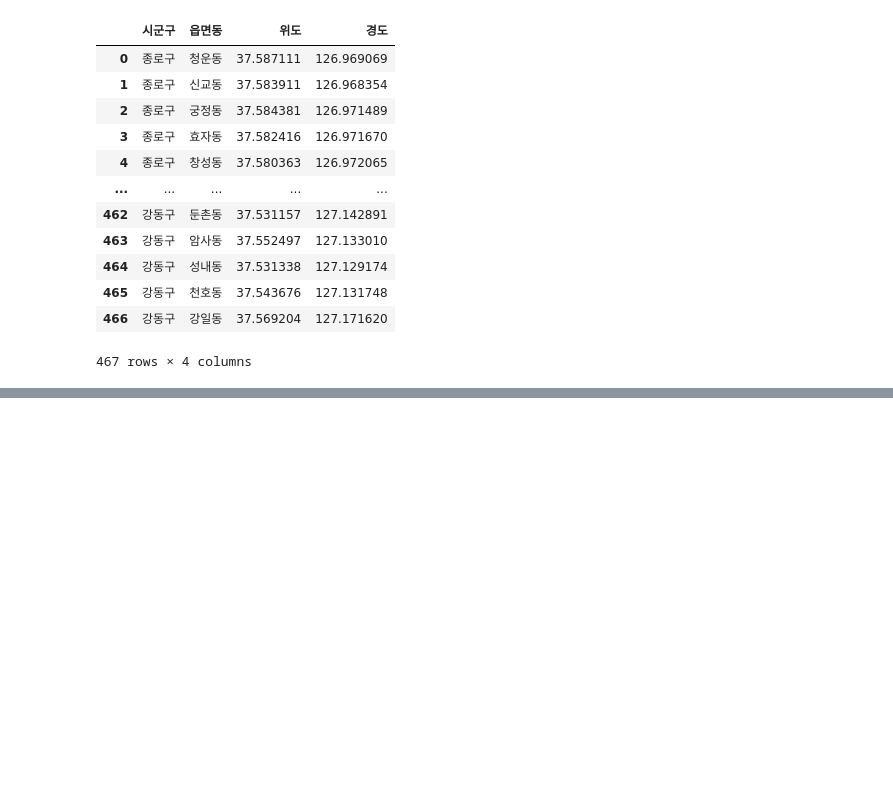
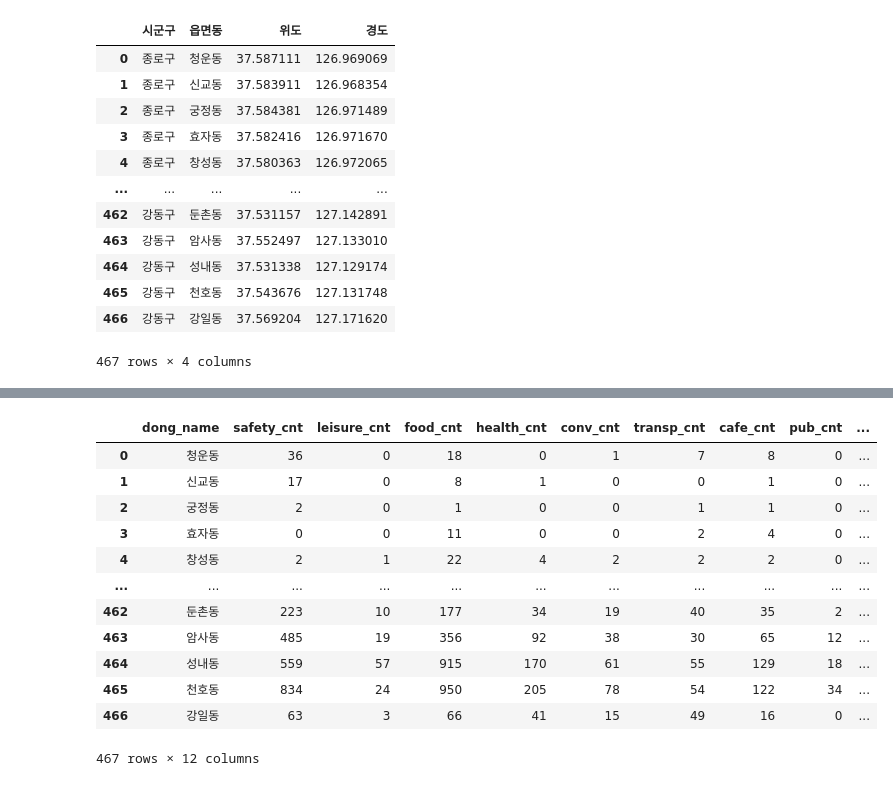
Before and after one commit to naedonnaelife/naedonnaesan, a Jupyter notebook: Clustering/법정동좌표뽑기.ipynb, the cells around one changed output, grey strips where cells are left out. Saved outputs shown, nothing was run; the diff lists cells and outputs as text; code cells hidden in the pictures; blank space fills up the shorter version.

```diff
--- a/Clustering/법정동좌표뽑기.ipynb
+++ b/Clustering/법정동좌표뽑기.ipynb
@@ -129,0 +166,28 @@ new
+# %%
+merged = merged.drop(axis=1, columns=['읍면동'])
+# %%
+gu = pd.read_csv("자치구.csv", sep=';', encoding='cp949')
+# %%
+merged = merged.rename(columns={'시군구' : 'gu_id', '위도' : 'dongx', '경도' : 'dongy'})
+# %%
+# 두 번째 데이터프레임을 이용해 구 이름을 ID로 매핑하는 딕셔너리 생성
+gu_name_to_id = pd.Series(gu.gu_id.values,index=gu.gu_name).to_dict()
+
+# 첫 번째 데이터프레임의 gu_id 컬럼을 구 이름에서 ID로 변경
+merged['gu_id'] = merged['gu_id'].map(gu_name_to_id)
+# %%
+merged
+# %% [output]
+|  | dong_name | safety_cnt | leisure_cnt | food_cnt | health_cnt | conv_cnt | transp_cnt | cafe_cnt | pub_cnt | ... |
+| 0 | 청운동 | 36 | 0 | 18 | 0 | 1 | 7 | 8 | 0 | ... |
+| 1 | 신교동 | 17 | 0 | 8 | 1 | 0 | 0 | 1 | 0 | ... |
+| 2 | 궁정동 | 2 | 0 | 1 | 0 | 0 | 1 | 1 | 0 | ... |
+| 3 | 효자동 | 0 | 0 | 11 | 0 | 0 | 2 | 4 | 0 | ... |
+| 4 | 창성동 | 2 | 1 | 22 | 4 | 2 | 2 | 2 | 0 | ... |
+| ... | ... | ... | ... | ... | ... | ... | ... | ... | ... | ... |
+| 462 | 둔촌동 | 223 | 10 | 177 | 34 | 19 | 40 | 35 | 2 | ... |
+| 463 | 암사동 | 485 | 19 | 356 | 92 | 38 | 30 | 65 | 12 | ... |
+| 464 | 성내동 | 559 | 57 | 915 | 170 | 61 | 55 | 129 | 18 | ... |
+| 465 | 천호동 | 834 | 24 | 950 | 205 | 78 | 54 | 122 | 34 | ... |
+| 466 | 강일동 | 63 | 3 | 66 | 41 | 15 | 49 | 16 | 0 | ... |
+467 rows × 12 columns
```
Also changed, not shown: parts of 6 cells of this notebook, 3 other files.
